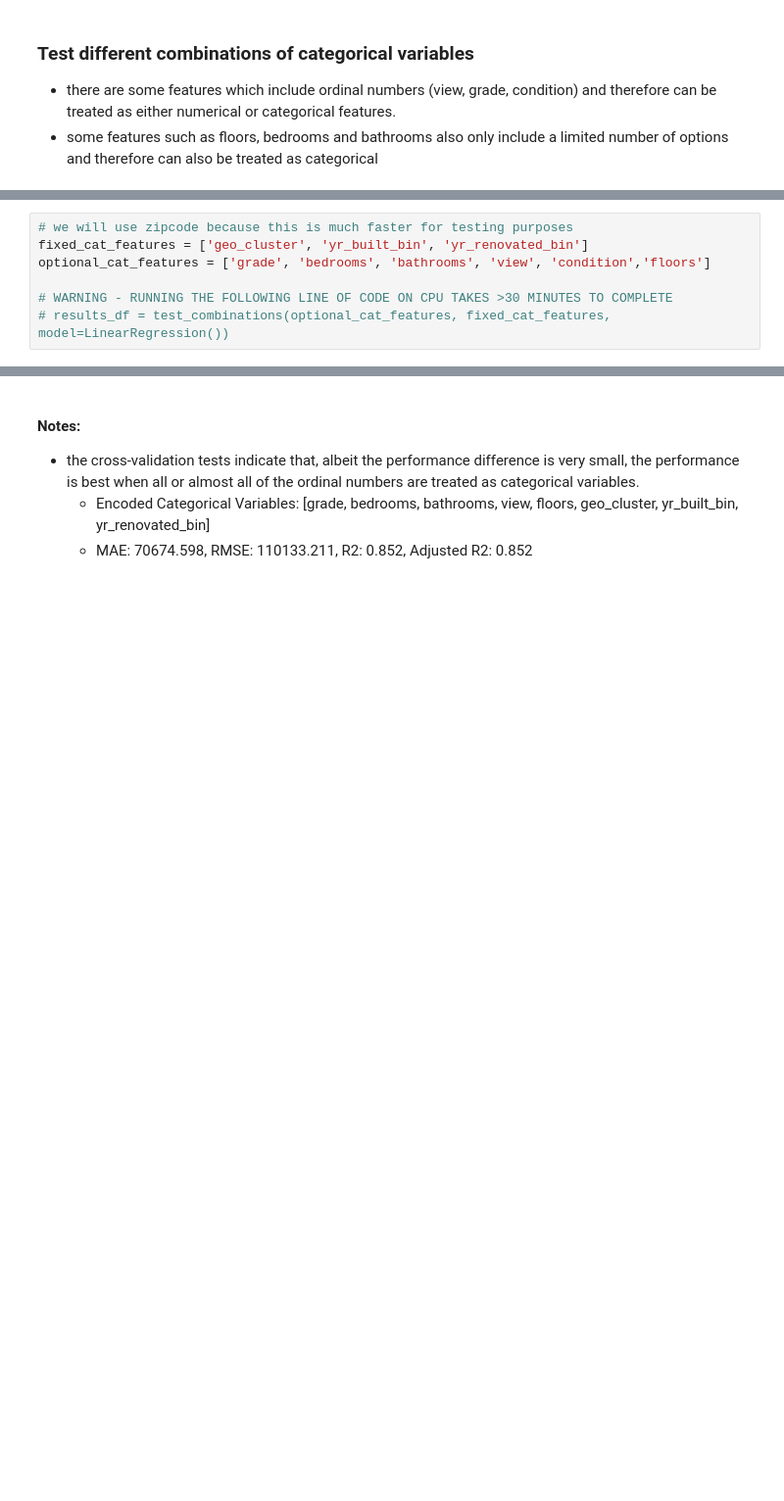
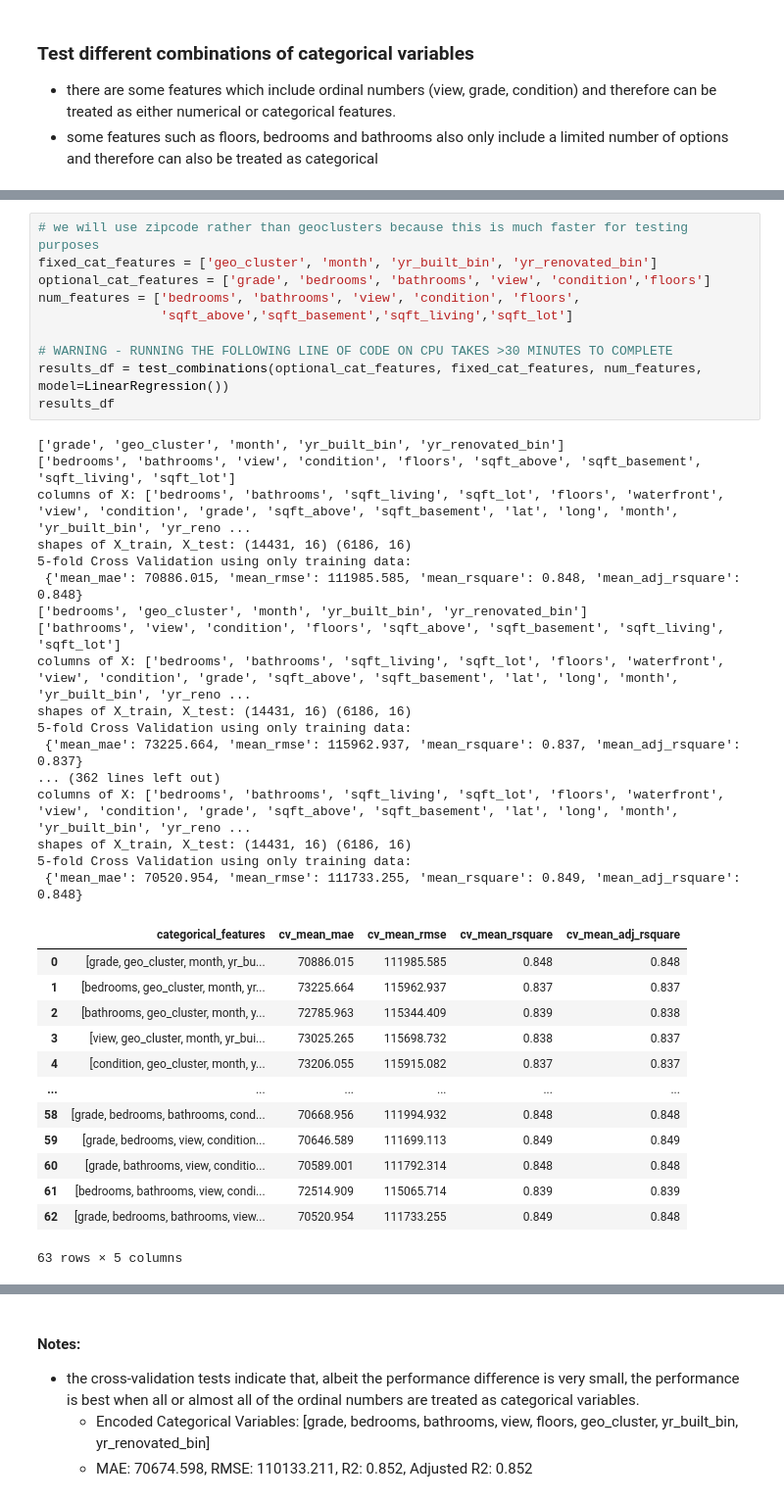
Before and after one commit to athielenhaus/Housing-Price-Prediction, a Jupyter notebook: Python Notebook/Notebook for Feature Engineering, Selection and Modeling.ipynb, the cells around one changed output, grey strips where cells are left out. Shown at 98% size. Drawn from its saved outputs; the diff is of its cells as text; blank space fills up the shorter version.

```diff
--- a/Python Notebook/Notebook for Feature Engineering, Selection and Modeling.ipynb
+++ b/Python Notebook/Notebook for Feature Engineering, Selection and Modeling.ipynb
@@ -400,8 +460,42 @@ combinations
 # %%
-# we will use zipcode because this is much faster for testing purposes
-fixed_cat_features = ['geo_cluster', 'yr_built_bin', 'yr_renovated_bin']
+# we will use zipcode rather than geoclusters because this is much faster for testing purposes
+fixed_cat_features = ['geo_cluster', 'month', 'yr_built_bin', 'yr_renovated_bin']
 optional_cat_features = ['grade', 'bedrooms', 'bathrooms', 'view', 'condition','floors']
+num_features = ['bedrooms', 'bathrooms', 'view', 'condition', 'floors',
+                'sqft_above','sqft_basement','sqft_living','sqft_lot']
 
 # WARNING - RUNNING THE FOLLOWING LINE OF CODE ON CPU TAKES >30 MINUTES TO COMPLETE
-# results_df = test_combinations(optional_cat_features, fixed_cat_features, model=LinearRegression())
+results_df = test_combinations(optional_cat_features, fixed_cat_features, num_features, model=LinearRegression())
+results_df
+# %% [output]
+['grade', 'geo_cluster', 'month', 'yr_built_bin', 'yr_renovated_bin']
+['bedrooms', 'bathrooms', 'view', 'condition', 'floors', 'sqft_above', 'sqft_basement', 'sqft_living', 'sqft_lot']
+columns of X: ['bedrooms', 'bathrooms', 'sqft_living', 'sqft_lot', 'floors', 'waterfront', 'view', 'condition', 'grade', 'sqft_above', 'sqft_basement', 'lat', 'long', 'month', 'yr_built_bin', 'yr_reno ...
+shapes of X_train, X_test: (14431, 16) (6186, 16)
+5-fold Cross Validation using only training data:
+ {'mean_mae': 70886.015, 'mean_rmse': 111985.585, 'mean_rsquare': 0.848, 'mean_adj_rsquare': 0.848}
+['bedrooms', 'geo_cluster', 'month', 'yr_built_bin', 'yr_renovated_bin']
+['bathrooms', 'view', 'condition', 'floors', 'sqft_above', 'sqft_basement', 'sqft_living', 'sqft_lot']
+columns of X: ['bedrooms', 'bathrooms', 'sqft_living', 'sqft_lot', 'floors', 'waterfront', 'view', 'condition', 'grade', 'sqft_above', 'sqft_basement', 'lat', 'long', 'month', 'yr_built_bin', 'yr_reno ...
+shapes of X_train, X_test: (14431, 16) (6186, 16)
+5-fold Cross Validation using only training data:
+ {'mean_mae': 73225.664, 'mean_rmse': 115962.937, 'mean_rsquare': 0.837, 'mean_adj_rsquare': 0.837}
+... (362 lines left out)
+columns of X: ['bedrooms', 'bathrooms', 'sqft_living', 'sqft_lot', 'floors', 'waterfront', 'view', 'condition', 'grade', 'sqft_above', 'sqft_basement', 'lat', 'long', 'month', 'yr_built_bin', 'yr_reno ...
+shapes of X_train, X_test: (14431, 16) (6186, 16)
+5-fold Cross Validation using only training data:
+ {'mean_mae': 70520.954, 'mean_rmse': 111733.255, 'mean_rsquare': 0.849, 'mean_adj_rsquare': 0.848}
+|  | categorical_features | cv_mean_mae | cv_mean_rmse | cv_mean_rsquare | cv_mean_adj_rsquare |
+| 0 | [grade, geo_cluster, month, yr_bu... | 70886.015 | 111985.585 | 0.848 | 0.848 |
+| 1 | [bedrooms, geo_cluster, month, yr... | 73225.664 | 115962.937 | 0.837 | 0.837 |
+| 2 | [bathrooms, geo_cluster, month, y... | 72785.963 | 115344.409 | 0.839 | 0.838 |
+| 3 | [view, geo_cluster, month, yr_bui... | 73025.265 | 115698.732 | 0.838 | 0.837 |
+| 4 | [condition, geo_cluster, month, y... | 73206.055 | 115915.082 | 0.837 | 0.837 |
+| ... | ... | ... | ... | ... | ... |
+| 58 | [grade, bedrooms, bathrooms, cond... | 70668.956 | 111994.932 | 0.848 | 0.848 |
+| 59 | [grade, bedrooms, view, condition... | 70646.589 | 111699.113 | 0.849 | 0.849 |
+| 60 | [grade, bathrooms, view, conditio... | 70589.001 | 111792.314 | 0.848 | 0.848 |
+| 61 | [bedrooms, bathrooms, view, condi... | 72514.909 | 115065.714 | 0.839 | 0.839 |
+| 62 | [grade, bedrooms, bathrooms, view... | 70520.954 | 111733.255 | 0.849 | 0.848 |
+63 rows × 5 columns
 # %%
```
Also changed, not shown: parts of 37 cells of this notebook, 10 other files.
